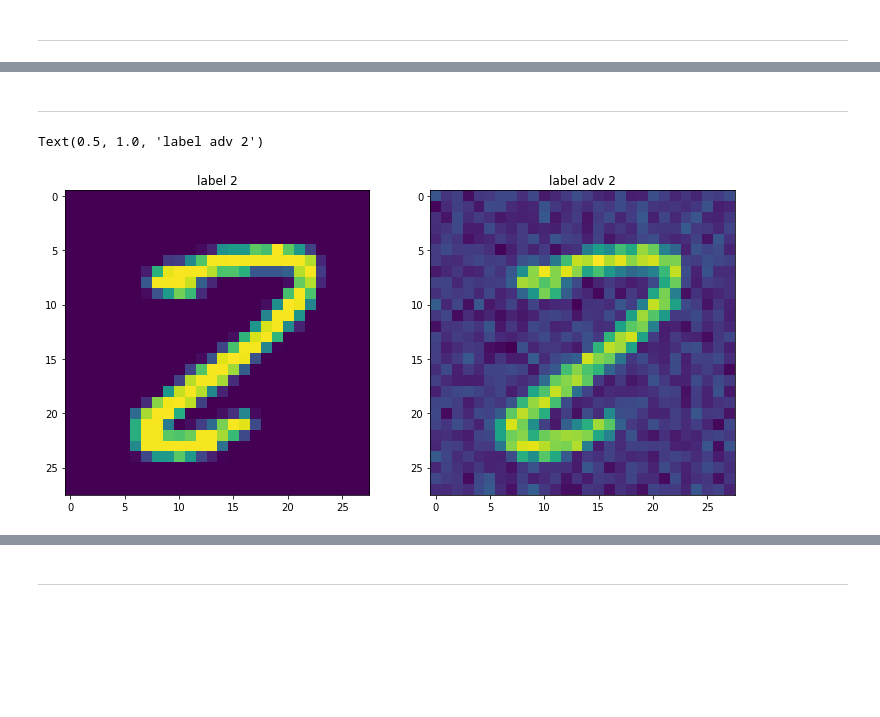
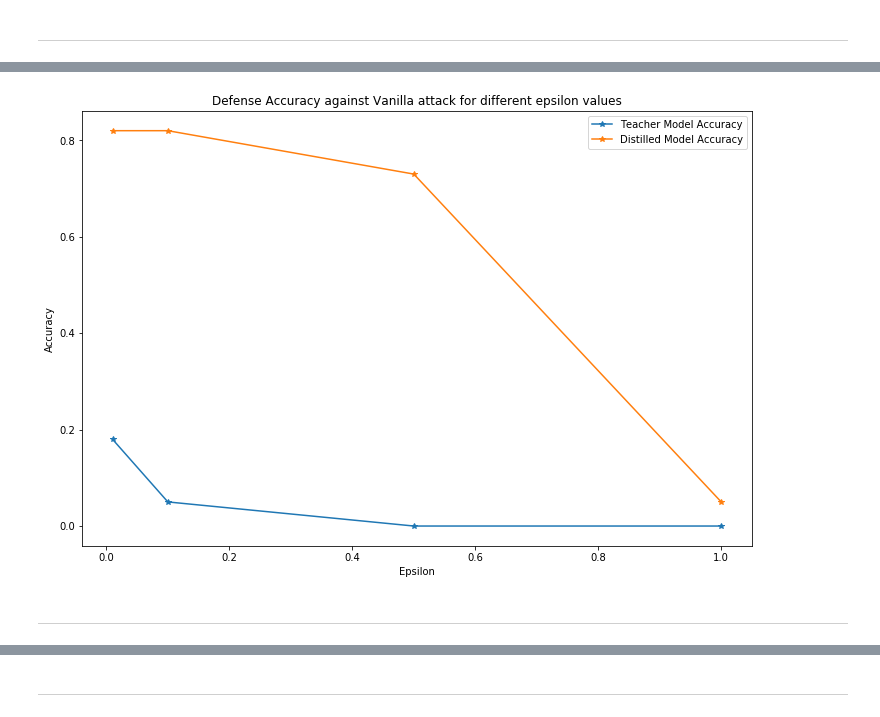
Before and after one commit to AmineDiro/Adversarial-Attacks, a Jupyter notebook: Distilled NN Defense.ipynb, the cells around one changed output, grey strips where cells are left out. Cells and saved outputs as stored; diff of their text form; code cells hidden in the pictures; blank space fills up the shorter version.

```diff
--- a/Distilled NN Defense.ipynb
+++ b/Distilled NN Defense.ipynb
@@ -57,7 +54,7 @@ CUDA Available:  False
 # %% [markdown]
 ### Load teacher
 # %%
-pretrained_teacher = "weights/teacher_model_weights_T_500"
+pretrained_teacher = "weights/teacher_model_weights_T_100"
 # %%
 # Init teacher Network
 teacher_model = NetF().to(device)
@@ -146,15 +166,33 @@ model.eval()
 
 accuracies_vanilla_model = []
 examples_vanilla_model = []
-lmds =[0.1,0.2, 0.5,1]
+lmds =[0.01,0.1, 0.5,1]
 
 # Run test for each lambda
-for lmd in lmds:
-    final_acc, adv_examples = test_vanilla_mnist(model,
+for lmd in reversed(lmds):
+    final_acc, adv_examples = test_vanilla_mnist(teacher_model,
                                              device,
                                              val_loader,
-                                             lmd=lmd)
+                                                mode ='nolog',
+                                             lmd=lmd,
+                                                T=1)
     accuracies_vanilla_model.append(final_acc)
     examples_vanilla_model.append(adv_examples)
 # %% [markdown]
 ---
+# %%
+accuracies_vanilla_distilled = []
+examples_vanilla_distilled = []
+lmds =[0.01,0.1, 0.5,1]
+
+# Run test for each lambda
+
+for lmd in reversed(lmds):
+    final_acc, adv_examples = test_vanilla_mnist(distilled_model,
+                                             device,
+                                             val_loader,
+                                             lmd=lmd,
+                                             mode="nolog",
+                                             T=500)
+    accuracies_vanilla_distilled.append(final_acc)
+    examples_vanilla_distilled.append(adv_examples)
@@ -161,2 +207,14 @@ for lmd in lmds:
+# %%
+fig, ax = plt.subplots(figsize=(12,8))
+
+ax.plot(lmds, accuracies_vanilla_model, "*-",label='Teacher Model Accuracy')
+ax.plot(lmds, accuracies_vanilla_distilled, "*-",label='Distilled Model Accuracy')
+plt.title("Defense Accuracy against Vanilla attack for different epsilon values")
+ax.legend()
+plt.xlabel("Epsilon")
+plt.ylabel("Accuracy")
+plt.show()
+# %% [output]
+[figure, added]
 # %% [markdown]
 ---
@@ -206,12 +257,9 @@ final_pred = output.max(1, keepdim=True)[1]
 # %%
-img = data[2].squeeze().detach().cpu().numpy()
-adv_img = adv[2].squeeze().detach().cpu().numpy()
+img = data.squeeze().detach().cpu().numpy()
+adv_img = adv.squeeze().detach().cpu().numpy()
 
 fig, ax = plt.subplots(1,2,figsize=(12,6))
-ax[0].imshow(img)
-ax[0].set_title('label {}'.format(label[2].item()))
-ax[1].imshow(adv_img)
-ax[1].set_title('label adv {}'.format(final_pred[2].item()))
+ax[0].imshow(img,cmap='gray')
+ax[0].set_title('label {}'.format(target.item()))
+ax[1].imshow(adv_img,cmap='gray')
+ax[1].set_title('label adv {}'.format(final_pred.item()))
-# %% [output]
-Text(0.5, 1.0, 'label adv 2')
-[figure, removed]
```
Also changed, not shown: parts of 24 cells of this notebook, 3 other files.
